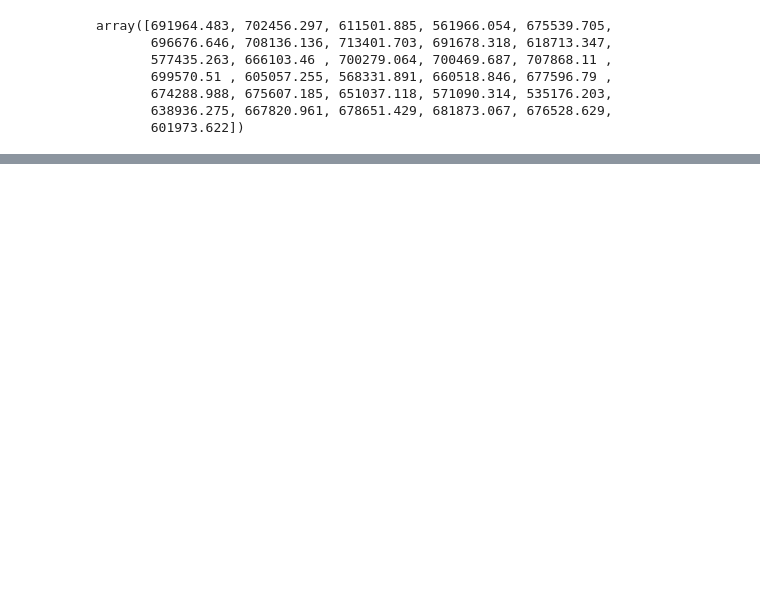
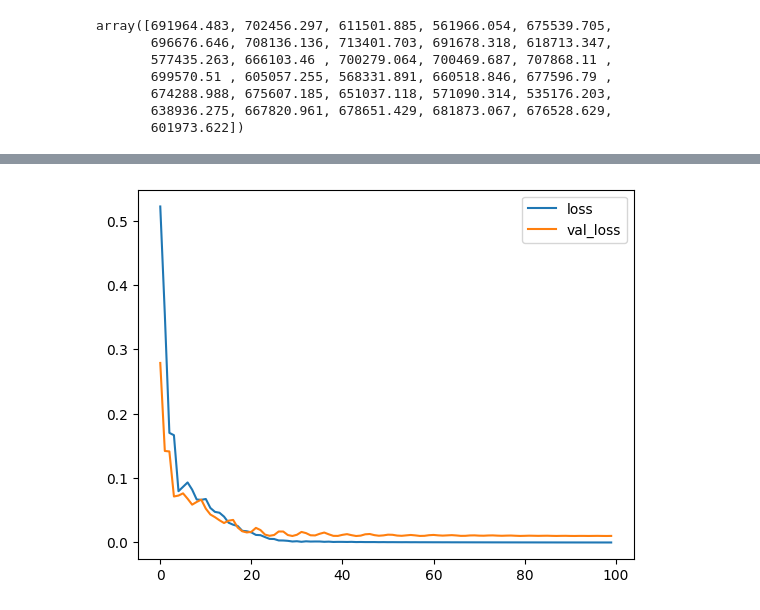
Before and after one commit to AcostaJoaquin/PFB-Grupo-B, a Jupyter notebook: notebooks/ML/demanda_ml.ipynb, the cells around one changed output, grey strips where cells are left out. Drawn from its saved outputs; the diff is of its cells as text; code cells hidden in the pictures; blank space fills up the shorter version.

Commit message:
demanda_ml red neuronal y 1-step

```diff
--- a/notebooks/ML/demanda_ml.ipynb
+++ b/notebooks/ML/demanda_ml.ipynb
@@ -13,9 +46,9 @@ from sklearn.model_selection import train_test_split
 # %%
-demanda_df = pd.read_csv("../Obtencion datos/demanda_evolucion.csv")
+#demanda_df = pd.read_csv("../Obtencion datos/demanda_evolucion.csv")
 
-demanda_df = demanda_df.drop(columns=["Unnamed: 0"])
+#demanda_df = demanda_df.drop(columns=["Unnamed: 0"])
 
-demanda_df['fecha'].unique()
+#demanda_df['fecha'].unique()
 # %% [output]
 array(['31/08/2023', '01/09/2023', '02/09/2023', '03/09/2023',
        '04/09/2023', '05/09/2023', '06/09/2023', '07/09/2023',
@@ -68,0 +124,7 @@ fig.show()
+# %%
+# Preprocesamiento
+
+datos = demanda_df.drop(["fecha"], axis = 1)
+
+scaler = MinMaxScaler()
+datos = scaler.fit_transform(datos)
@@ -68,0 +151,17 @@ fig.show()
+# %%
+model = Sequential()
+
+model.add(Input(shape = (T, 1)))
+
+model.add(SimpleRNN(units = 512, activation = "relu"))
+
+
+model.add(Dense(units = 256, activation = "relu"))
+model.add(Dense(units = 128, activation = "relu"))
+model.add(Dense(units = 64, activation = "relu"))
+model.add(Dense(units = 32, activation = "relu"))
+model.add(Dense(units = 1))
+
+model.compile(optimizer = "adam", loss = "mse")
+
+model.summary()
@@ -68,0 +208,5 @@ fig.show()
+# %%
+history = model.fit(x = X[:-N//2],
+                    y = y[:-N//2],
+                    validation_data = (X[-N//2:], y[-N//2:]),
+                    epochs = 100)
@@ -68,0 +231,9 @@ fig.show()
+# %%
+# loss
+plt.plot(history.history["loss"], label = "loss")
+plt.plot(history.history["val_loss"], label = "val_loss")
+plt.legend()
+# plt.ylim(0, 1)
+plt.show()
+# %% [output]
+[figure, added]
```
Also changed, not shown: parts of 11 cells of this notebook.
